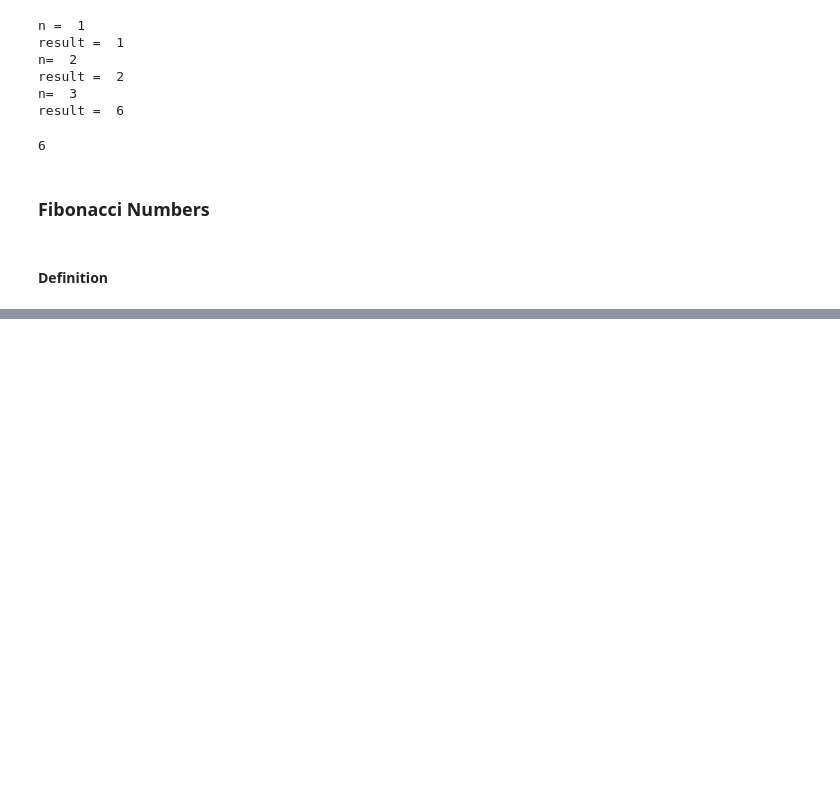
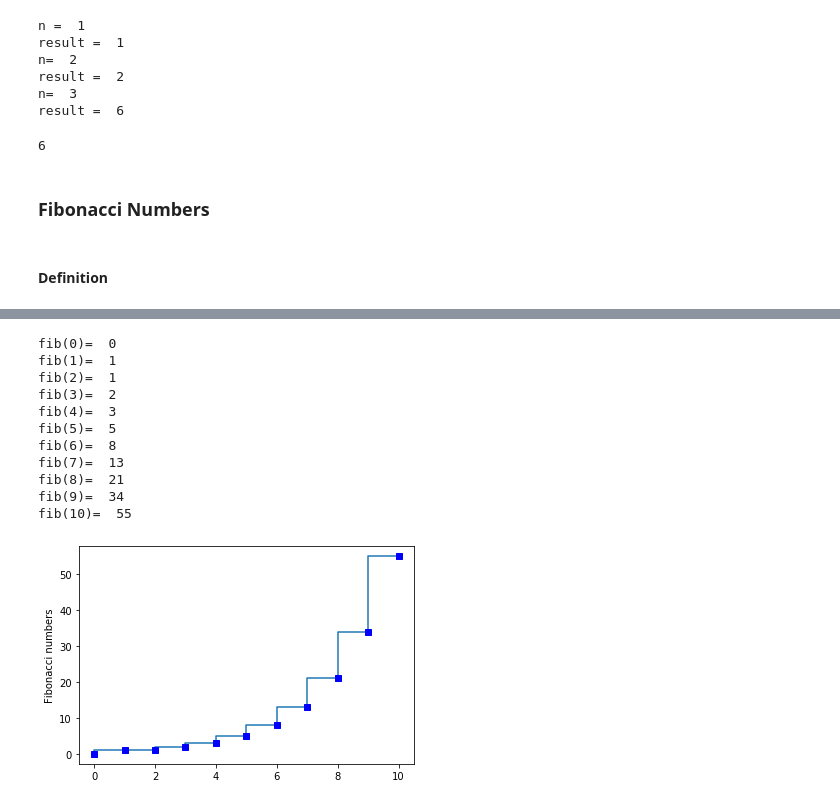
Before and after one commit to JohnWeiner/Notebooks, a Jupyter notebook: Python_Exercises.ipynb, the cells around one changed output, grey strips where cells are left out. Cells and saved outputs as stored; diff of their text form; code cells hidden in the pictures; blank space fills up the shorter version.

```diff
--- a/Python_Exercises.ipynb
+++ b/Python_Exercises.ipynb
@@ -85,19 +90,16 @@ F_n=F_{n-1}+F_{n-2}
 # %%
 def fib(n):
-    if n == 1:
+    if n == 0:
+        result = 0
+        return result
+    elif n == 1:
         result = 1
-        print('n = ',n)
-        print('fib(1) = ',result)
-        return result
-    elif n == 0:
-        result = 0
-        print('n = ',n)
-        print('fib(0) ',result)
         return result
     else:
         result=fib(n-1)+fib(n-2)
-        print('n = ',n)
-        print('fib'+'('+str(n)+')'+' = ',result)
         return result
-fib(5)
+
+for n in range(0,11):
+    a=fib(n)
+    print('fib('+ str(n)+')= ',a)
 # %% [output]
@@ -121,0 +117,37 @@ fib(5) =  5
+# %%
+def fib(n):
+    if n == 0:
+        result = 0
+        return result
+    elif n == 1:
+        result = 1
+        return result
+    else:
+        result=fib(n-1)+fib(n-2)
+        return result
+
+from matplotlib import pyplot as plt
+%matplotlib inline
+import numpy as np
+
+c = list(range(0,11))
+for n in range(0,11):
+    b[n]=fib(n)
+    print('fib('+ str(n)+')= ',b[n])
+plt.step(c,b)
+plt.plot(c,b,'bs') #'bs' = blue squares
+plt.ylabel('Fibonacci numbers')
+plt.show()
+# %% [output]
+fib(0)=  0
+fib(1)=  1
+fib(2)=  1
+fib(3)=  2
+fib(4)=  3
+fib(5)=  5
+fib(6)=  8
+fib(7)=  13
+fib(8)=  21
+fib(9)=  34
+fib(10)=  55
+[figure, added]
```
Also changed, not shown: parts of 16 cells of this notebook.
